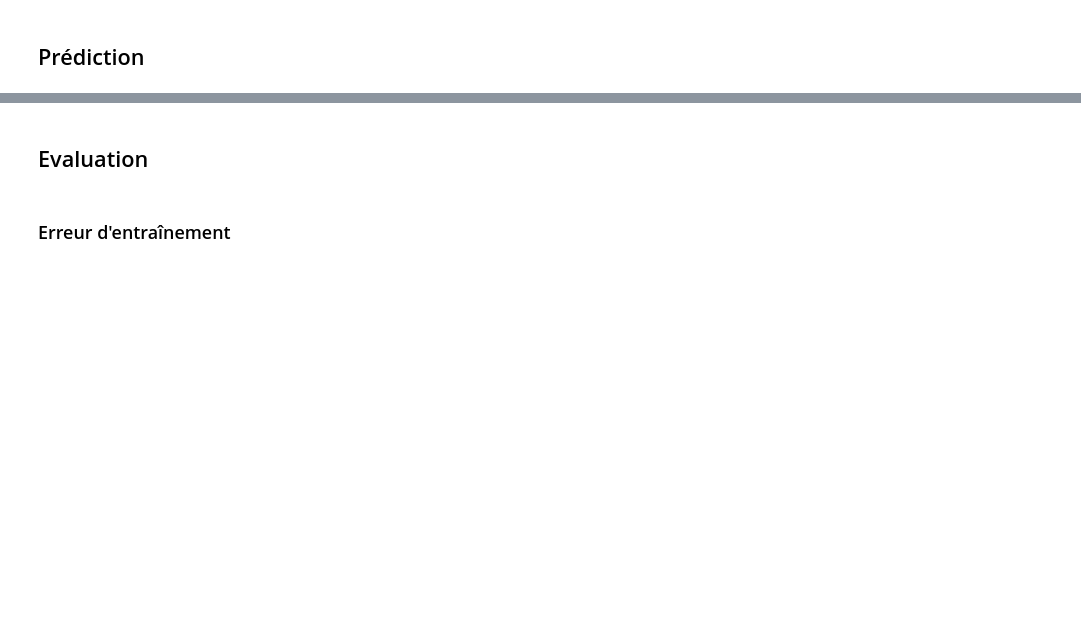
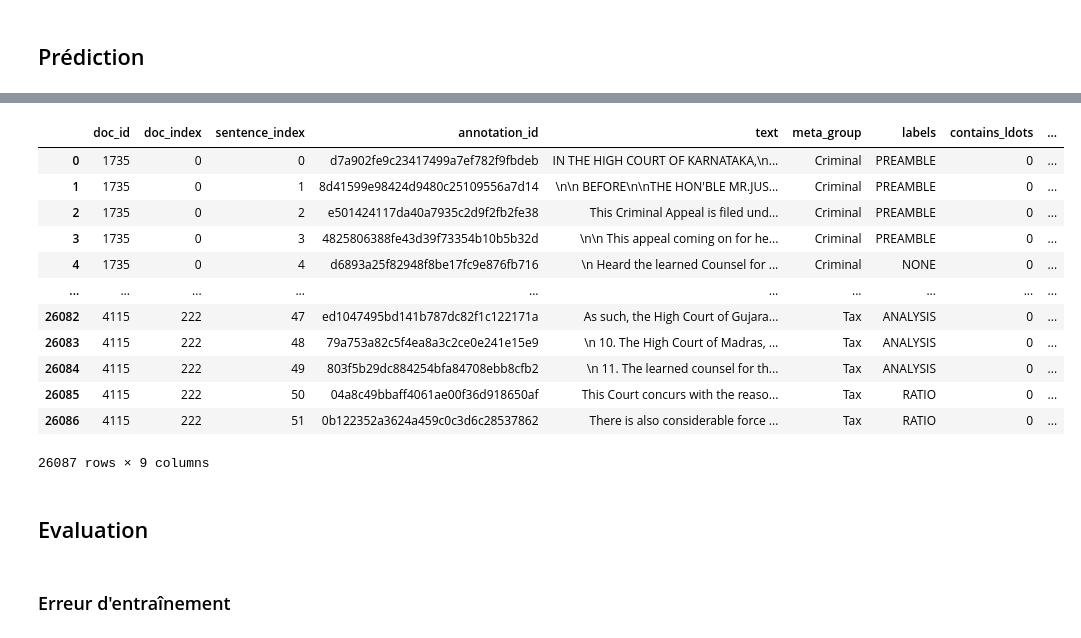
Before and after one commit to MangoHiller/Projet_SemEval2023_ATAL, a Jupyter notebook: LegalEval_baseline_feature_based.ipynb, the cells around one changed output, grey strips where cells are left out. Drawn from its saved outputs; the diff is of its cells as text; code cells hidden in the pictures; blank space fills up the shorter version.

```diff
--- a/LegalEval_baseline_feature_based.ipynb
+++ b/LegalEval_baseline_feature_based.ipynb
@@ -59,0 +188,13 @@ def sentence_length(df):
+# %%
+# Fonction pour extraire les embeddings de chaque phrase
+def extract_spacy_embeddings(df):
+    embeddings = []
+    for text in df['text']:
+        doc = nlp(text)
+        # Obtenez le vecteur d'embedding du document (phrase)
+        embeddings.append(doc.vector)
+
+    # Convertissez la liste de vecteurs en un tableau numpy
+    embeddings_np = np.array(embeddings)
+
+    return embeddings_np
@@ -155,3 +335,19 @@ print(classifier.predict(dev.iloc[:10]).tolist())
+# %%
+train
+# %% [output]
+|  | doc_id | doc_index | sentence_index | annotation_id | text | meta_group | labels | contains_ldots | ... |
+| 0 | 1735 | 0 | 0 | d7a902fe9c23417499a7ef782f9fbdeb | IN THE HIGH COURT OF KARNATAKA,\n... | Criminal | PREAMBLE | 0 | ... |
+| 1 | 1735 | 0 | 1 | 8d41599e98424d9480c25109556a7d14 | \n\n BEFORE\n\nTHE HON'BLE MR.JUS... | Criminal | PREAMBLE | 0 | ... |
+| 2 | 1735 | 0 | 2 | e501424117da40a7935c2d9f2fb2fe38 | This Criminal Appeal is filed und... | Criminal | PREAMBLE | 0 | ... |
+| 3 | 1735 | 0 | 3 | 4825806388fe43d39f73354b10b5b32d | \n\n This appeal coming on for he... | Criminal | PREAMBLE | 0 | ... |
+| 4 | 1735 | 0 | 4 | d6893a25f82948f8be17fc9e876fb716 | \n Heard the learned Counsel for ... | Criminal | NONE | 0 | ... |
+| ... | ... | ... | ... | ... | ... | ... | ... | ... | ... |
+| 26082 | 4115 | 222 | 47 | ed1047495bd141b787dc82f1c122171a | As such, the High Court of Gujara... | Tax | ANALYSIS | 0 | ... |
+| 26083 | 4115 | 222 | 48 | 79a753a82c5f4ea8a3c2ce0e241e15e9 | \n 10. The High Court of Madras, ... | Tax | ANALYSIS | 0 | ... |
+| 26084 | 4115 | 222 | 49 | 803f5b29dc884254bfa84708ebb8cfb2 | \n 11. The learned counsel for th... | Tax | ANALYSIS | 0 | ... |
+| 26085 | 4115 | 222 | 50 | 04a8c49bbaff4061ae00f36d918650af | This Court concurs with the reaso... | Tax | RATIO | 0 | ... |
+| 26086 | 4115 | 222 | 51 | 0b122352a3624a459c0c3d6c28537862 | There is also considerable force ... | Tax | RATIO | 0 | ... |
+26087 rows × 9 columns
 # %% [markdown]
 ## Evaluation
 # %%
```
Also changed, not shown: parts of 21 cells of this notebook, 1 other file.
